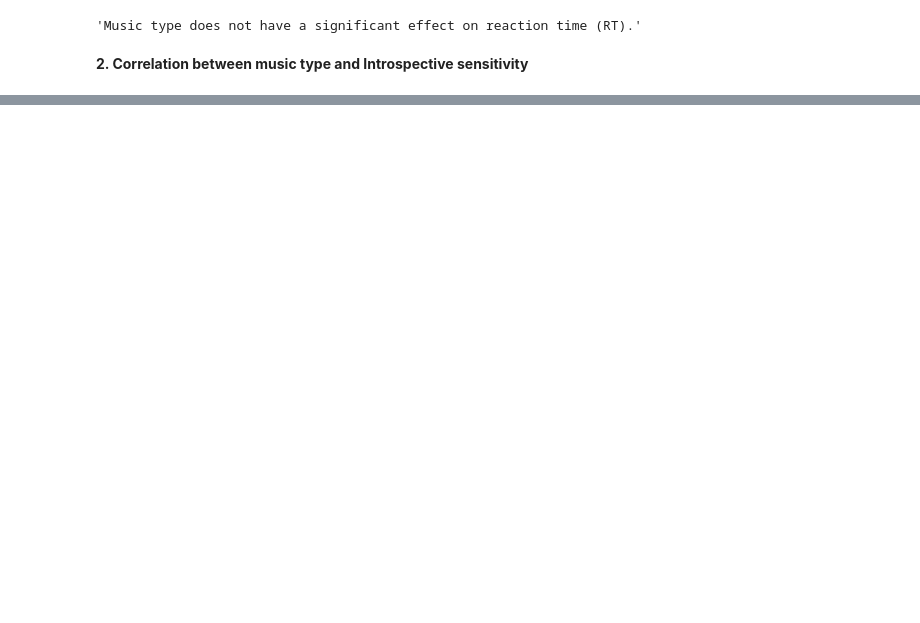
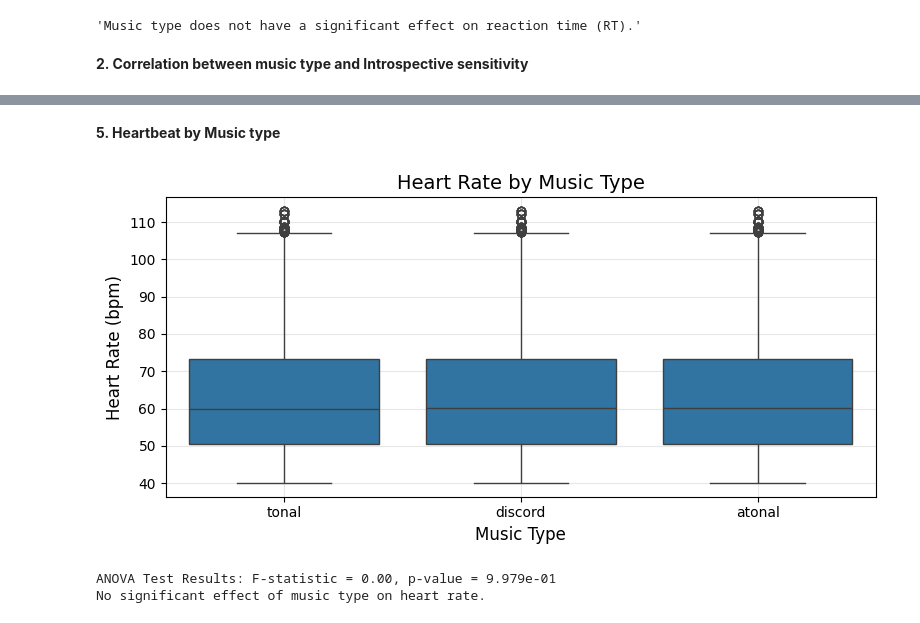
Before and after one commit to OistrakhAleksandra/FinalProject_TheInfluenceOfMusic, a Jupyter notebook: visualization.ipynb, the cells around one changed output, grey strips where cells are left out. Drawn from its saved outputs; the diff is of its cells as text; code cells hidden in the pictures; blank space fills up the shorter version.

```diff
--- a/visualization.ipynb
+++ b/visualization.ipynb
@@ -283,0 +194,59 @@ Residual       3.396306e+00  99.0           NaN     NaN
+# %% [markdown]
+**5. Heartbeat by Music type**
+# %%
+import matplotlib.pyplot as plt
+import seaborn as sns
+import pandas as pd
+from scipy.stats import f_oneway
+
+def plot_hr_by_music_type(r_peaks_file, combined_data_file):
+    """
+    Plots the distribution of heart rate (HR) by music type and performs ANOVA.
+
+    Args:
+        r_peaks_file (str): Path to the R-peaks file.
+        combined_data_file (str): Path to the combined data file.
+    """
+    # Load data
+    hr_data = pd.read_excel(r_peaks_file)
+    combined_data = pd.read_excel(combined_data_file)
+
+    # Merge HR data with music type
+    merged_data = hr_data.merge(
+        combined_data,
+        how="inner",
+        left_on=["participant_id", "session_id"],
+        right_on=["participant_id", "session"]
+    )
+
+    # Plotting HR by music type
+    plt.figure(figsize=(8, 4))
+    sns.boxplot(x="music_type", y="HR", data=merged_data)
+    plt.title("Heart Rate by Music Type", fontsize=14)
+    plt.xlabel("Music Type", fontsize=12)
+    plt.ylabel("Heart Rate (bpm)", fontsize=12)
+    plt.grid(alpha=0.3)
+    plt.tight_layout()
+    plt.show()
+
+    # ANOVA test for HR by music type
+    tonal = merged_data[merged_data['music_type'] == 'tonal']['HR']
+    atonal = merged_data[merged_data['music_type'] == 'atonal']['HR']
+    discord = merged_data[merged_data['music_type'] == 'discord']['HR']
+    f_stat, p_value = f_oneway(tonal, atonal, discord)
+
+    # Print ANOVA results
+    print(f"ANOVA Test Results: F-statistic = {f_stat:.2f}, p-value = {p_value:.3e}")
+    if p_value < 0.05:
+        print("There is a significant effect of music type on heart rate.")
+    else:
+        print("No significant effect of music type on heart rate.")
+
+# Example usage
+combined_data_file = r"C:\Users\Home\Desktop\Studies\Phyton\projects 2024-2025\Final_project\data\combined_data_trial.xlsx"
+r_peaks_file = r"C:\Users\Home\Desktop\Studies\Phyton\projects 2024-2025\Final_project\data\R-peaks_and_HR.xlsx"
+plot_hr_by_music_type(r_peaks_file, combined_data_file)
+# %% [output]
+[figure, added]
+ANOVA Test Results: F-statistic = 0.00, p-value = 9.979e-01
+No significant effect of music type on heart rate.
```
Also changed, not shown: parts of 11 cells of this notebook.
